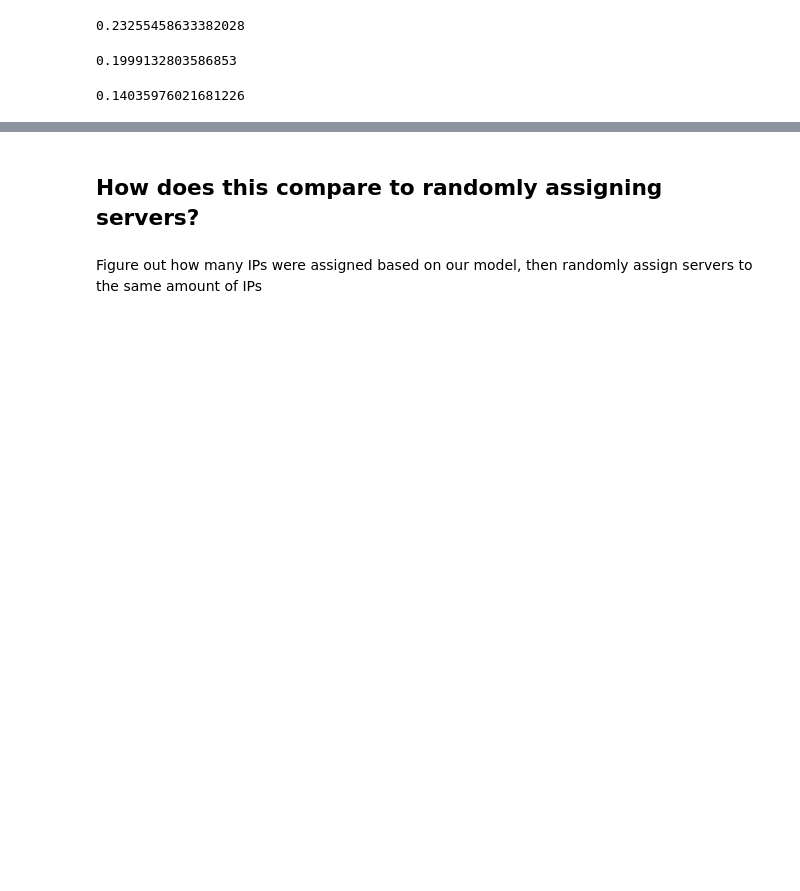
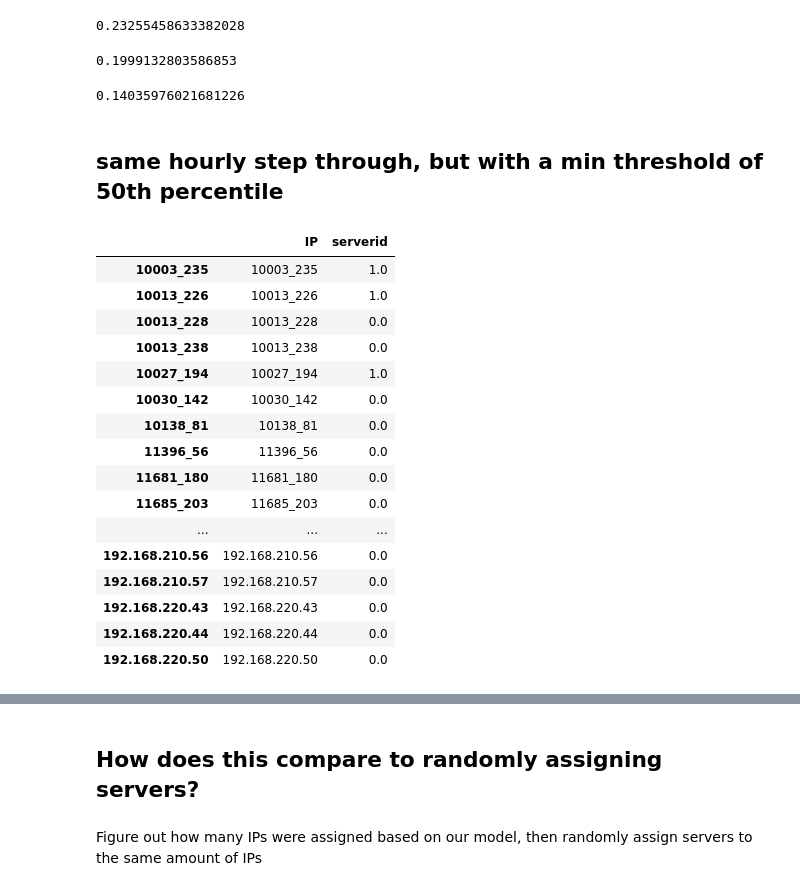
Before and after one commit to nrb75/Manifold, a Jupyter notebook: FP-Growth-optimize-hourly.ipynb, the cells around one changed output, grey strips where cells are left out. Drawn from its saved outputs; the diff is of its cells as text; code cells hidden in the pictures; blank space fills up the shorter version.

```diff
--- a/FP-Growth-optimize-hourly.ipynb
+++ b/FP-Growth-optimize-hourly.ipynb
@@ -474,3 +476,5 @@ model_output_test['avg_latency_model'].mean()
 (model_output_test['avg_latency'].mean()-model_output_test['avg_latency_model'].mean())/model_output_test['avg_latency'].mean()
 # %% [output]
 0.14035976021681226
+# %% [markdown]
+## same hourly step through, but with a min threshold of 50th percentile
@@ -476,0 +520,20 @@ model_output_test['avg_latency_model'].mean()
+# %%
+server_assign_list_test5[0]
+# %% [output]
+|  | IP | serverid |
+| 10003_235 | 10003_235 | 1.0 |
+| 10013_226 | 10013_226 | 1.0 |
+| 10013_228 | 10013_228 | 0.0 |
+| 10013_238 | 10013_238 | 0.0 |
+| 10027_194 | 10027_194 | 1.0 |
+| 10030_142 | 10030_142 | 0.0 |
+| 10138_81 | 10138_81 | 0.0 |
+| 11396_56 | 11396_56 | 0.0 |
+| 11681_180 | 11681_180 | 0.0 |
+| 11685_203 | 11685_203 | 0.0 |
+| ... | ... | ... |
+| 192.168.210.56 | 192.168.210.56 | 0.0 |
+| 192.168.210.57 | 192.168.210.57 | 0.0 |
+| 192.168.220.43 | 192.168.220.43 | 0.0 |
+| 192.168.220.44 | 192.168.220.44 | 0.0 |
+| 192.168.220.50 | 192.168.220.50 | 0.0 |
```
Also changed, not shown: parts of 32 cells of this notebook, 6 other files.
